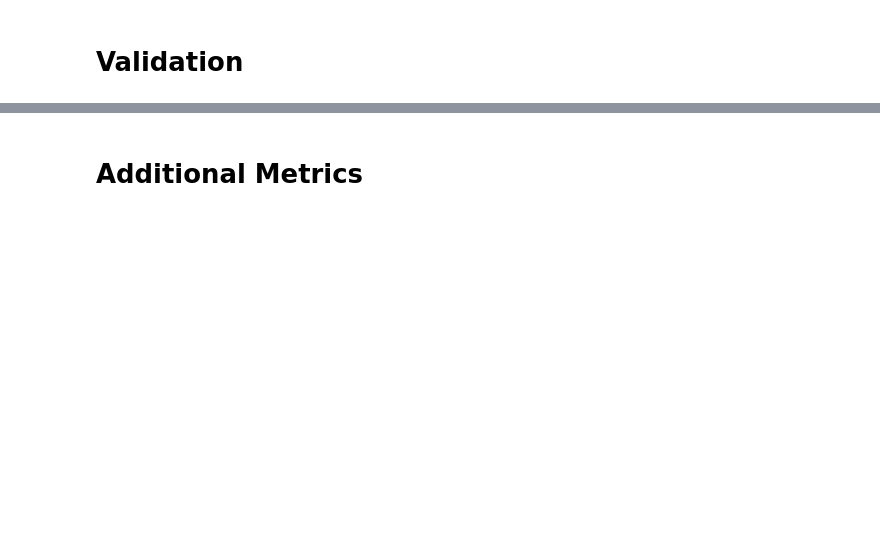
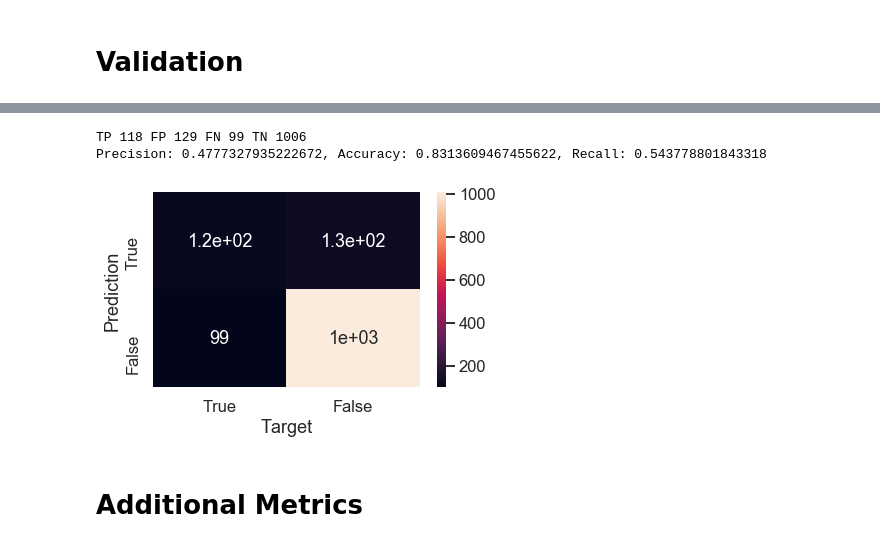
Before and after one commit to wdlcameron/DeepEngage, a Jupyter notebook: Post_Processing_Exploration.ipynb, the cells around one changed output, grey strips where cells are left out. Cells and saved outputs as stored; diff of their text form; code cells hidden in the pictures; blank space fills up the shorter version.

```diff
--- a/Post_Processing_Exploration.ipynb
+++ b/Post_Processing_Exploration.ipynb
@@ -153,3 +161,10 @@ save_seaborn_plot(cf_matrix, figures_path/'confusion_matrix_duds.png')
+# %%
+cf_matrix = make_thresholded_confusion_matrix(df,pred_col, target_col, 0.7, normalize_rows = False)
+save_seaborn_plot(cf_matrix, figures_path/f'confusion_matrix_duds_{pred_col}_orig.png')
+# %% [output]
+TP 118 FP 129 FN 99 TN 1006
+Precision: 0.4777327935222672, Accuracy: 0.8313609467455622, Recall: 0.543778801843318
+[figure, added]
 # %% [markdown]
 # Additional Metrics
 # %%
```
Also changed, not shown: parts of 36 cells of this notebook.
